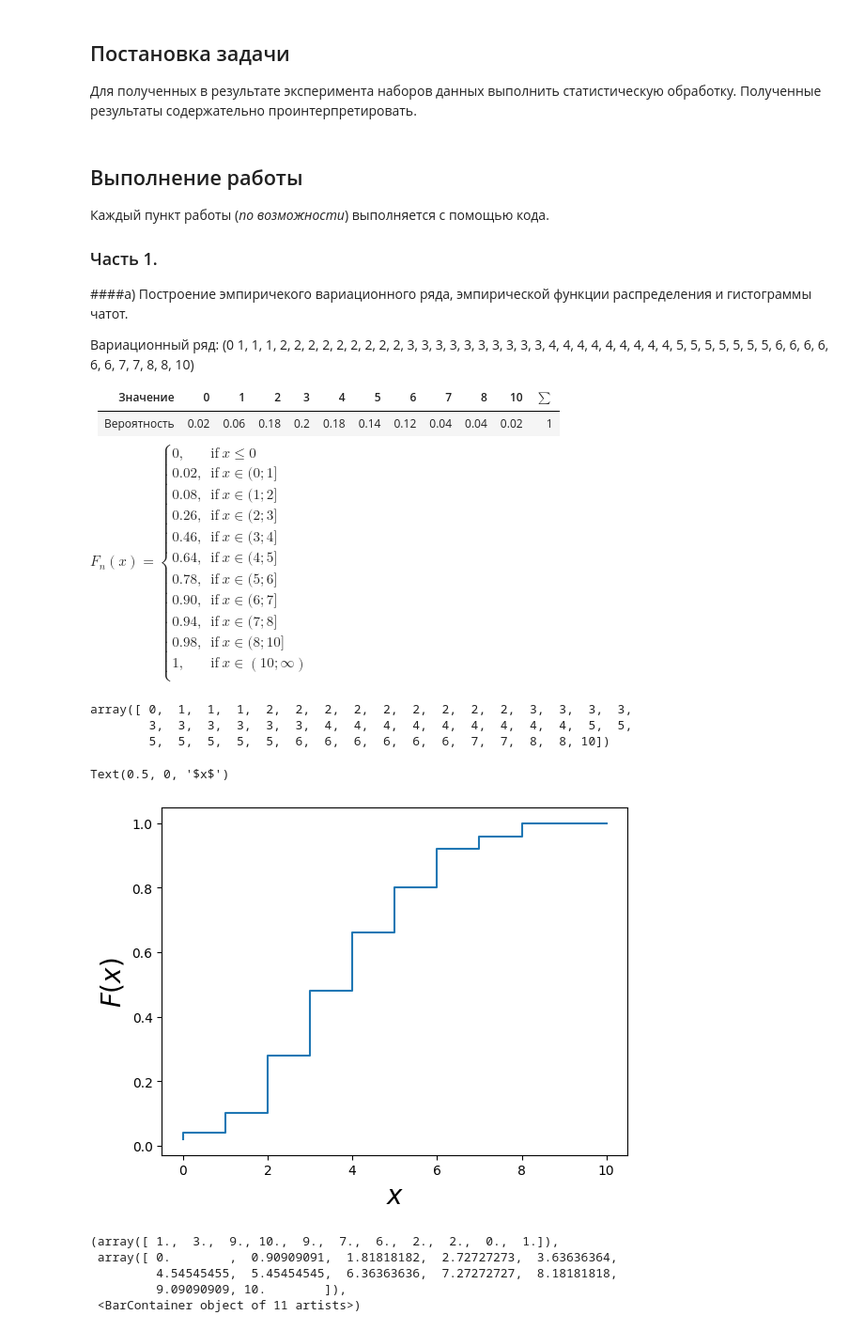
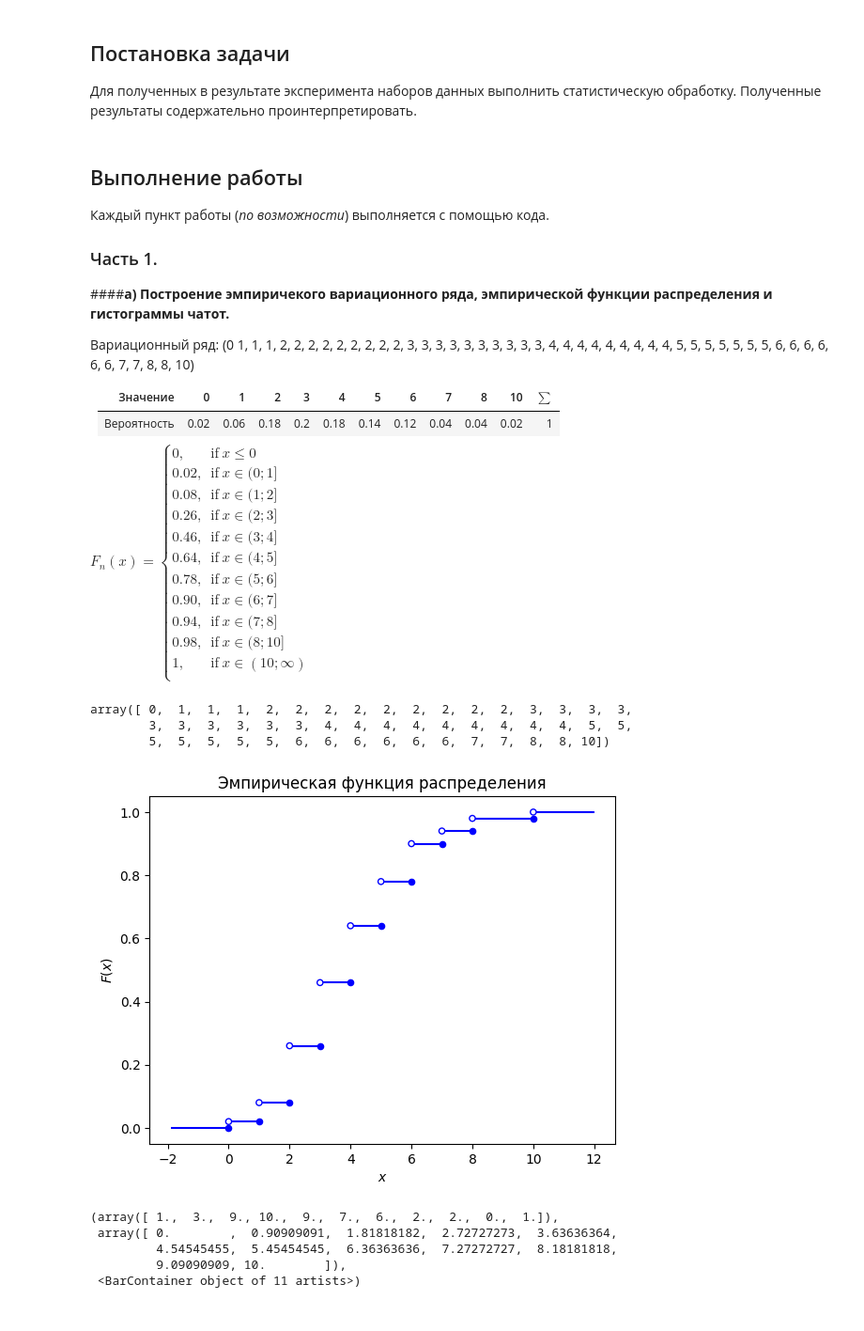
Before and after one commit to the-mvi/stat_an_gr1384-2023, a Jupyter notebook: 1384_Stepanenko_DV/lab2.ipynb, the cells around one changed output. Shown at 94% size. Drawn from its saved outputs; the diff is of its cells as text; code cells hidden in the pictures.

```diff
--- a/1384_Stepanenko_DV/lab2.ipynb
+++ b/1384_Stepanenko_DV/lab2.ipynb
@@ -144,7 +326,7 @@ $$\left[ \widehat{\theta}(X)-\frac{x_{\alpha/2}}{\sqrt{nI(\widehat{\theta})}}, \
 ## Выполнение работы
 Каждый пункт работы (*по возможности*) выполняется с помощью кода.
 ### Часть 1.
-####a) Построение эмпиричекого вариационного ряда, эмпирической функции распределения и гистограммы чатот.
+####**a) Построение эмпиричекого вариационного ряда, эмпирической функции распределения и гистограммы чатот.**
 
 Вариационный ряд: (0  1,  1,  1,  2,  2,  2,  2,  2,  2,  2,  2,  2,  3,  3,  3,  3, 3,  3,  3,  3,  3,  3,  4,  4,  4,  4,  4,  4,  4,  4,  4,  5,  5, 5,  5,  5,  5,  5,  6,  6,  6,  6,  6,  6,  7,  7,  8,  8, 10)
 
@@ -152,6 +334,7 @@ $$\left[ \widehat{\theta}(X)-\frac{x_{\alpha/2}}{\sqrt{nI(\widehat{\theta})}}, \
 |Значение      | 0  | 1  |  2 |  3 |  4 |  5 |  6 |  7 |  8 | 10 |$\sum$|
 |---           |----|----|----|----|----|----|----|----|----|----|------|
 |Вероятность   |0.02|0.06|0.18|0.2 |0.18|0.14|0.12|0.04|0.04|0.02|   1  |
+
 
 $F_n(x) = \begin{cases}
       0, & \text{if}\ x\leqslant 0 \\
@@ -189,14 +372,27 @@ array([ 0,  1,  1,  1,  2,  2,  2,  2,  2,  2,  2,  2,  2,  3,  3,  3,  3,
         5,  5,  5,  5,  5,  6,  6,  6,  6,  6,  6,  7,  7,  8,  8, 10])
 # %%
 #строим эмпирическую функцию распределения
-from statsmodels.distributions.empirical_distribution import ECDF
-ecdf = ECDF(sample)
-plt.step(ecdf.x, ecdf.y)
-plt.ylabel('$F(x)$', fontsize=20)
-plt.xlabel('$x$', fontsize=20)
+# from statsmodels.distributions.empirical_distribution import ECDF
+# ecdf = ECDF(sample)
+# plt.step(ecdf.x, ecdf.y,  linestyle= 'dashed')
+# plt.ylabel('$F(x)$', fontsize=20)
+# plt.xlabel('$x$', fontsize=20)
+
+intervals = [(-2, 0), (0, 1), (1, 2), (2, 3), (3, 4), (4,5), (5,6), (6,7), (7,8), (8,10), (10, 12)]
+p = [0, 0.02, 0.08, 0.26, 0.46, 0.64, 0.78, 0.9, 0.94, 0.98, 1]
+for i in range(len(p)):
+  plt.hlines(p[i], intervals[i][0]+0.1, intervals[i][1], colors='b')
+  if(i!=0):
+    plt.scatter(intervals[i][0], p[i], s=20, facecolors='none', linewidths = 1,  edgecolors='b')
+  if(i!=len(p)-1):
+    plt.scatter(intervals[i][1], p[i], s=20, c ="blue", linewidths = 1,  edgecolors='b')
+
+plt.title('Эмпирическая функция распределения')
+plt.ylabel('$F(x)$')
+plt.xlabel('$x$')
+plt.show()
 # %% [output]
-Text(0.5, 0, '$x$')
-[figure, old version]
+[figure, new version]
 # %%
 # строим гистограмму частот
 plt.hist(sample, bins=11, edgecolor='black')
```
Also changed, not shown: parts of 95 cells of this notebook, 1 other file.
